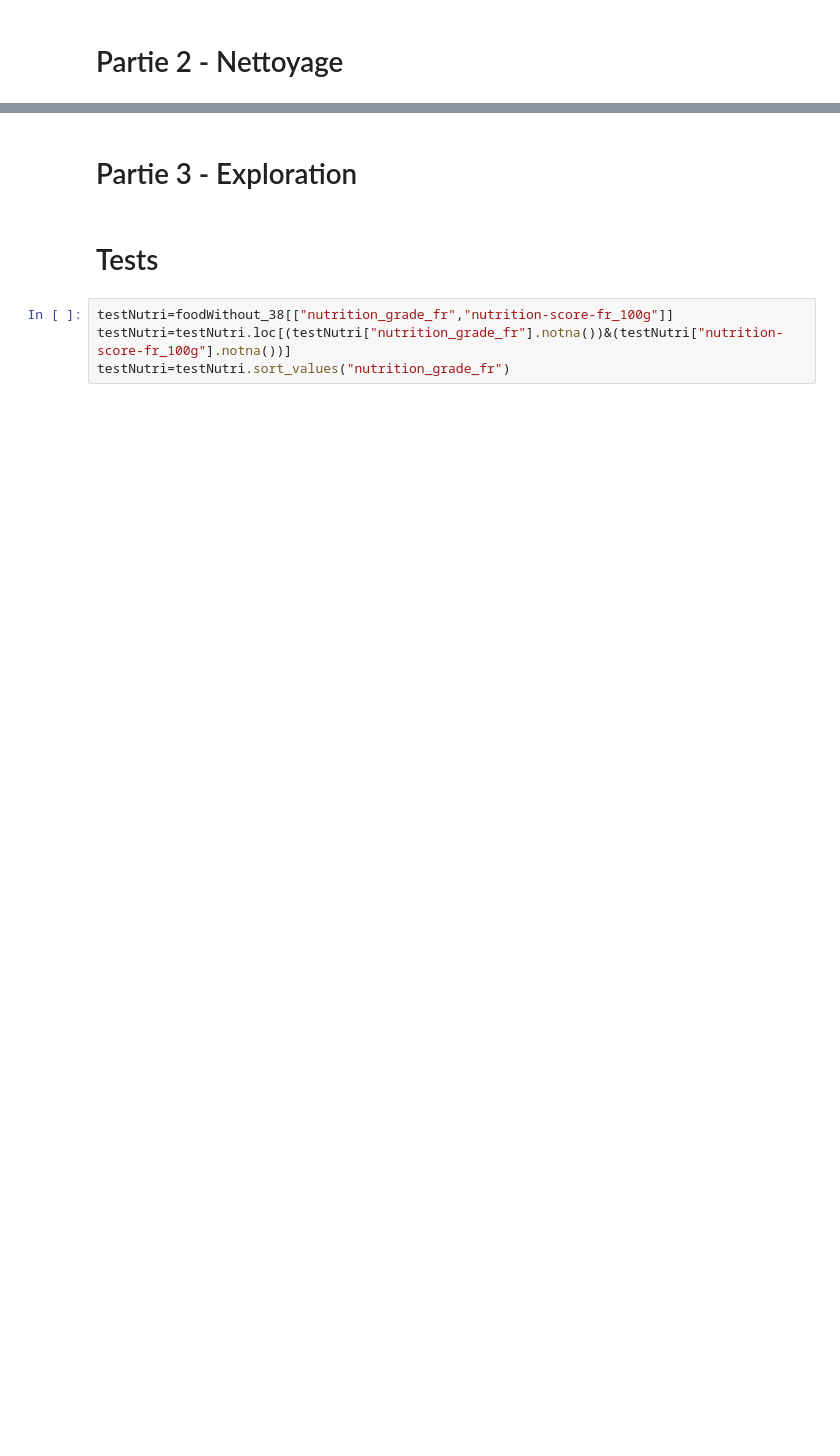
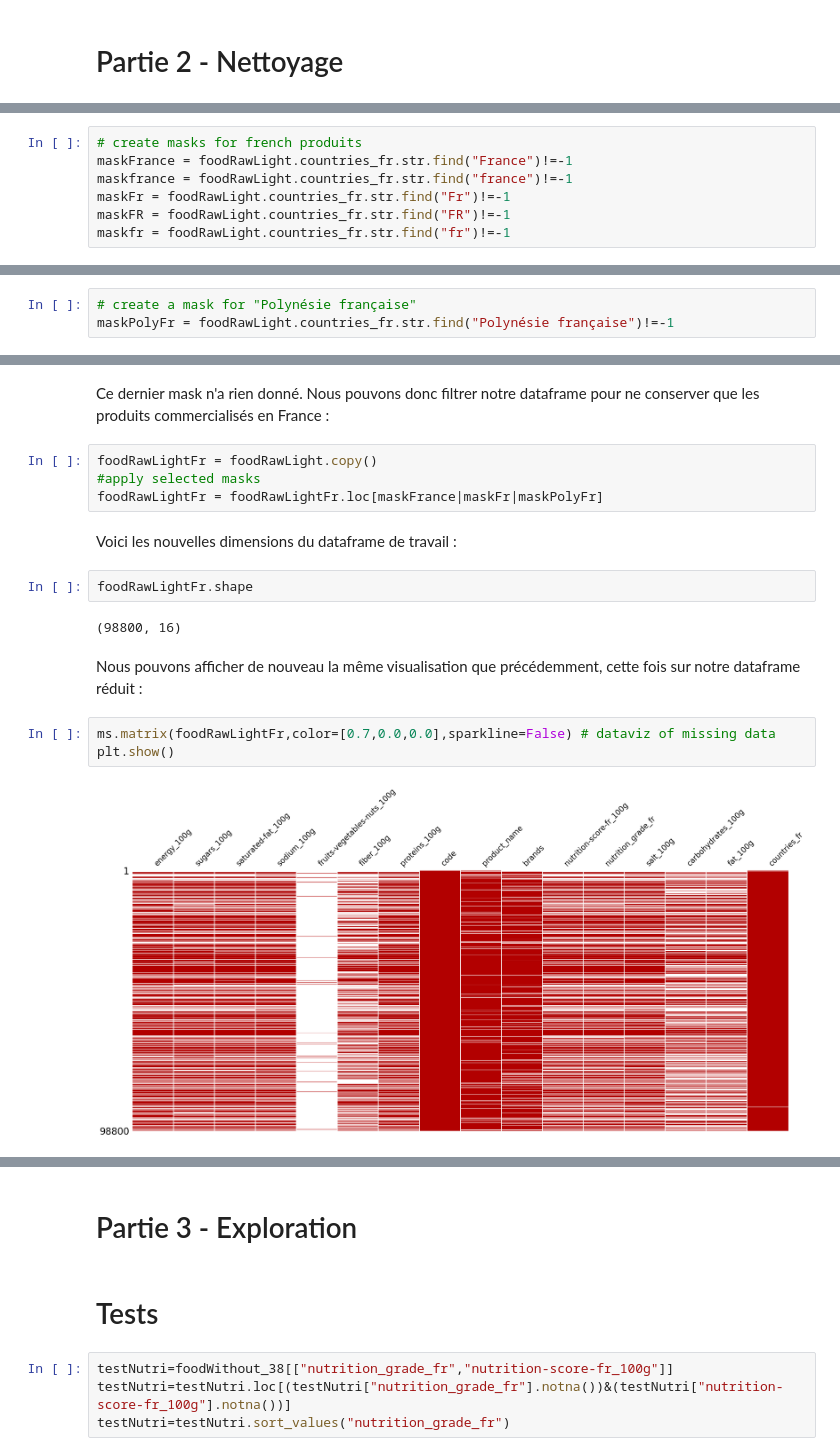
Before and after one commit to ClementPatin/OC-P3, a Jupyter notebook: Patin_Clement_1_notebook_052023.ipynb, the cells around one changed output, grey strips where cells are left out. Saved outputs shown, nothing was run; the diff lists cells and outputs as text; blank space fills up the shorter version.

Commit message:
keeping just products sold in france

```diff
--- a/Patin_Clement_1_notebook_052023.ipynb
+++ b/Patin_Clement_1_notebook_052023.ipynb
@@ -257,0 +298,7 @@ Name: countries_fr, Length: 320772, dtype: object
+# %%
+# create masks for french produits
+maskFrance = foodRawLight.countries_fr.str.find("France")!=-1
+maskfrance = foodRawLight.countries_fr.str.find("france")!=-1
+maskFr = foodRawLight.countries_fr.str.find("Fr")!=-1
+maskFR = foodRawLight.countries_fr.str.find("FR")!=-1
+maskfr = foodRawLight.countries_fr.str.find("fr")!=-1
@@ -257,0 +361,3 @@ Name: countries_fr, Length: 320772, dtype: object
+# %%
+# create a mask for "Polynésie française"
+maskPolyFr = foodRawLight.countries_fr.str.find("Polynésie française")!=-1
@@ -257,0 +368,19 @@ Name: countries_fr, Length: 320772, dtype: object
+# %% [markdown]
+Ce dernier mask n'a rien donné. Nous pouvons donc filtrer notre dataframe pour ne conserver que les produits commercialisés en France :
+# %%
+foodRawLightFr = foodRawLight.copy()
+#apply selected masks
+foodRawLightFr = foodRawLightFr.loc[maskFrance|maskFr|maskPolyFr]
+# %% [markdown]
+Voici les nouvelles dimensions du dataframe de travail :
+# %%
+foodRawLightFr.shape
+# %% [output]
+(98800, 16)
+# %% [markdown]
+Nous pouvons afficher de nouveau la même visualisation que précédemment, cette fois sur notre dataframe réduit :
+# %%
+ms.matrix(foodRawLightFr,color=[0.7,0.0,0.0],sparkline=False) # dataviz of missing data
+plt.show()
+# %% [output]
+[figure, added]
```
Also changed, not shown: parts of 42 cells of this notebook.
